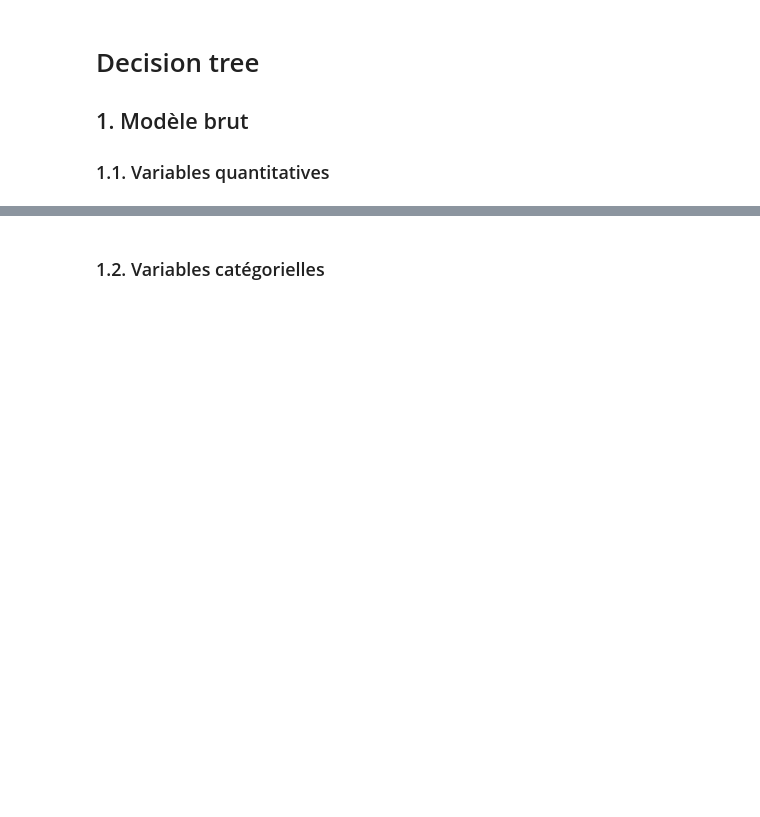
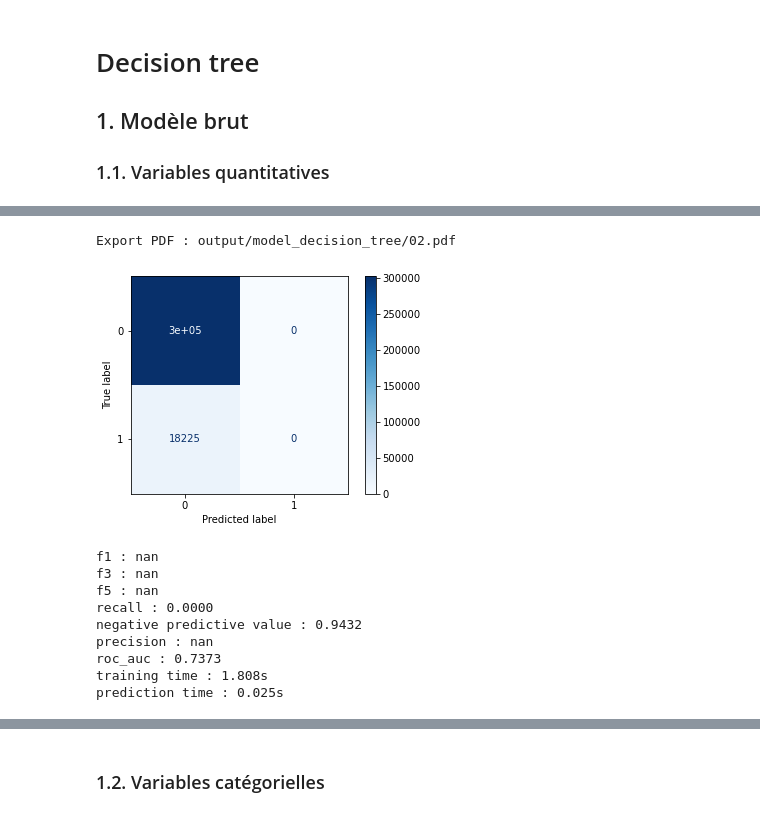
Before and after one commit to baptiste-pasquier/statapp, a Jupyter notebook: model_decision_tree.ipynb, the cells around one changed output, grey strips where cells are left out. Saved outputs shown, nothing was run; the diff lists cells and outputs as text; code cells hidden in the pictures; blank space fills up the shorter version.

```diff
--- a/model_decision_tree.ipynb
+++ b/model_decision_tree.ipynb
@@ -40,6 +95,18 @@ m.show_attributes()
 # %%
 m = Modelisation(X_quant, y, DecisionTreeClassifier(max_depth=2))
-m.show_conf_matrix()
+m.show_conf_matrix(pdf=pdf)
 m.show_metrics_score()
+# %% [output]
+Export PDF : output/model_decision_tree/02.pdf
+[figure, added]
+f1 : nan
+f3 : nan
+f5 : nan
+recall : 0.0000
+negative predictive value : 0.9432
+precision : nan
+roc_auc : 0.7373
+training time : 1.808s
+prediction time : 0.025s
 # %%
 m.show_attributes()
```
Also changed, not shown: parts of 64 cells of this notebook, 41 other files.
